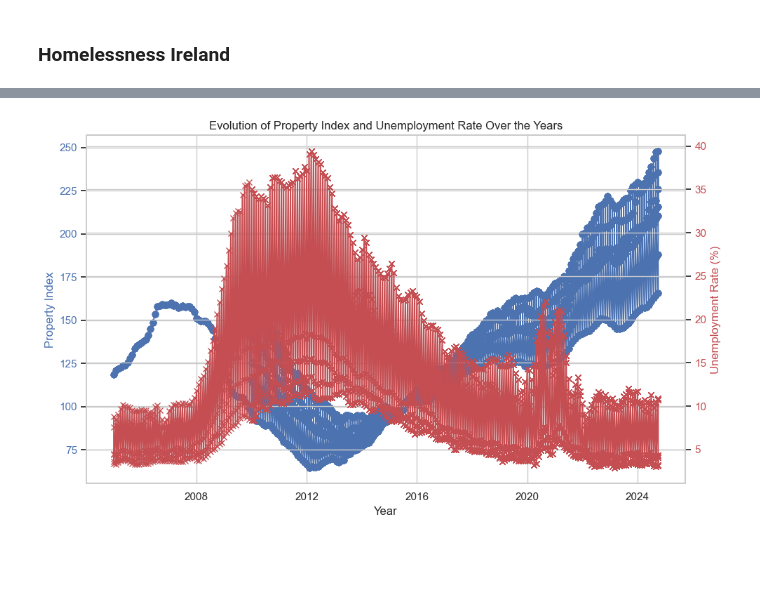
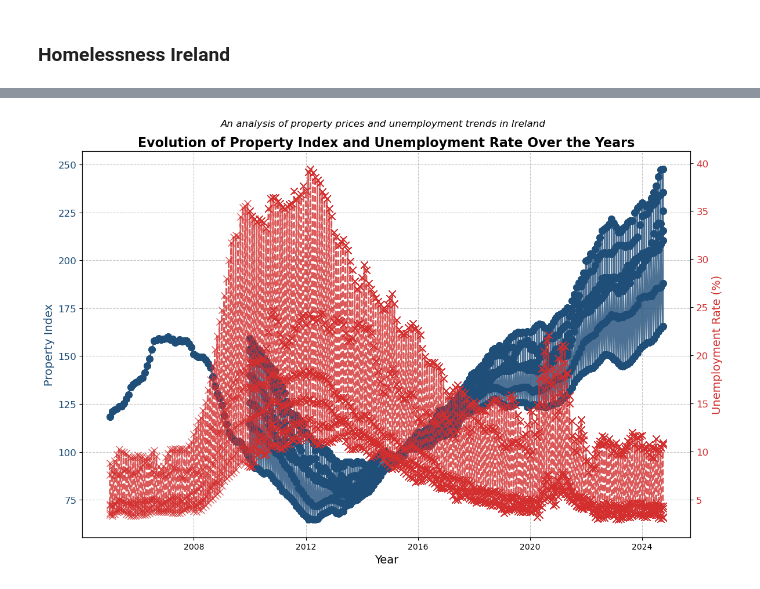
Before and after one commit to RobAstur/Programming-for-data-analytics, a Jupyter notebook: Project/project_version2.ipynb, the cells around one changed output, grey strips where cells are left out. Cells and saved outputs as stored; diff of their text form; code cells hidden in the pictures; blank space fills up the shorter version.

```diff
--- a/Project/project_version2.ipynb
+++ b/Project/project_version2.ipynb
@@ -234,3 +267,5 @@ price_property_index.head()
 | 14 | Residential Property Price Index | 2005-03-01 | Dublin - all residential properties | Base 2015=100 | 121.9 |
 | 21 | Residential Property Price Index | 2005-04-01 | Dublin - all residential properties | Base 2015=100 | 122.7 |
 | 28 | Residential Property Price Index | 2005-05-01 | Dublin - all residential properties | Base 2015=100 | 123.7 |
+# %%
+price_property_index['Pct_Change'] = price_property_index['VALUE'].pct_change() * 100
@@ -507,35 +636,34 @@ df_merged.head()
 # %%
-df_test = price_property_index[price_property_index["Type of Residential Property"] =="Dublin - all residential properties"]
-df_unemployment_filtered = unemployment_rate_ireland[unemployment_rate_ireland["Sex"] == "Both Sex"]
+fig, ax1 = plt.subplots(figsize=(12, 8))
+
+# Plot Property Index with a new shade of blue
+ax1.plot(df_merged["Month"], df_merged["Property_Index"], color='#1f4e79', label='Property Index', marker='o', markersize=8, linewidth=2, linestyle='-', alpha=0.8)
+ax1.set_xlabel('Year', fontsize=14)
+ax1.set_ylabel('Property Index', color='#1f4e79', fontsize=14)  # Darker Blue
+ax1.tick_params(axis='y', labelcolor='#1f4e79', labelsize=12)
+
+# Create a second y-axis for Unemployment Rate with a new shade of red
+ax2 = ax1.twinx()
+ax2.plot(df_merged["Month"], df_merged["Unemployment_Rate"], color='#d32f2f', label='Unemployment Rate', marker='x', markersize=8, linewidth=2, linestyle='--', alpha=0.8)
+ax2.set_ylabel('Unemployment Rate (%)', color='#d32f2f', fontsize=14)  # Darker Red
+ax2.tick_params(axis='y', labelcolor='#d32f2f', labelsize=12)
+
+# Add gridlines for better readability
+ax1.grid(True, linestyle='--', alpha=0.7)
 
 
-price_property_index.rename(columns={"VALUE": "Property_Index"}, inplace=True)
-unemployment_rate_ireland.rename(columns={"VALUE": "Unemployment_Rate"}, inplace=True)
 
-# Merge the data on the "Month" column (assuming "Month" is the common column for both datasets)
-df_merged = pd.merge(price_property_index, unemployment_rate_ireland, on="Month")
+# Title and subtitle with improved styling
+plt.title('Evolution of Property Index and Unemployment Rate Over the Years', fontsize=16, weight='bold')
+plt.suptitle('An analysis of property prices and unemployment trends in Ireland', fontsize=12, fontstyle='italic')
 
-# Plotting the data
-fig, ax1 = plt.subplots(figsize=(10, 6))
+# Adjust layout to prevent overlap and make sure everything fits
+fig.tight_layout()
 
-# Plot Property Index
-ax1.plot(df_merged["Month"], df_merged["Property_Index"], color='b', label='Property Index', marker='o')
-ax1.set_xlabel('Year')
-ax1.set_ylabel('Property Index', color='b')
-ax1.tick_params(axis='y', labelcolor='b')
-
-# Create a second y-axis for Unemployment Rate
-ax2 = ax1.twinx()
-ax2.plot(df_merged["Month"], df_merged["Unemployment_Rate"], color='r', label='Unemployment Rate', marker='x')
-ax2.set_ylabel('Unemployment Rate (%)', color='r')
-ax2.tick_params(axis='y', labelcolor='r')
-
-# Title and display
-plt.title('Evolution of Property Index and Unemployment Rate Over the Years')
-fig.tight_layout()  # Adjust the layout to prevent overlap
+# Show the plot
 plt.show()
 # %% [output]
-[figure, old version]
+[figure, new version]
 # %%
 price_property_index.head()
 # %% [output]
```
Also changed, not shown: parts of 26 cells of this notebook.
